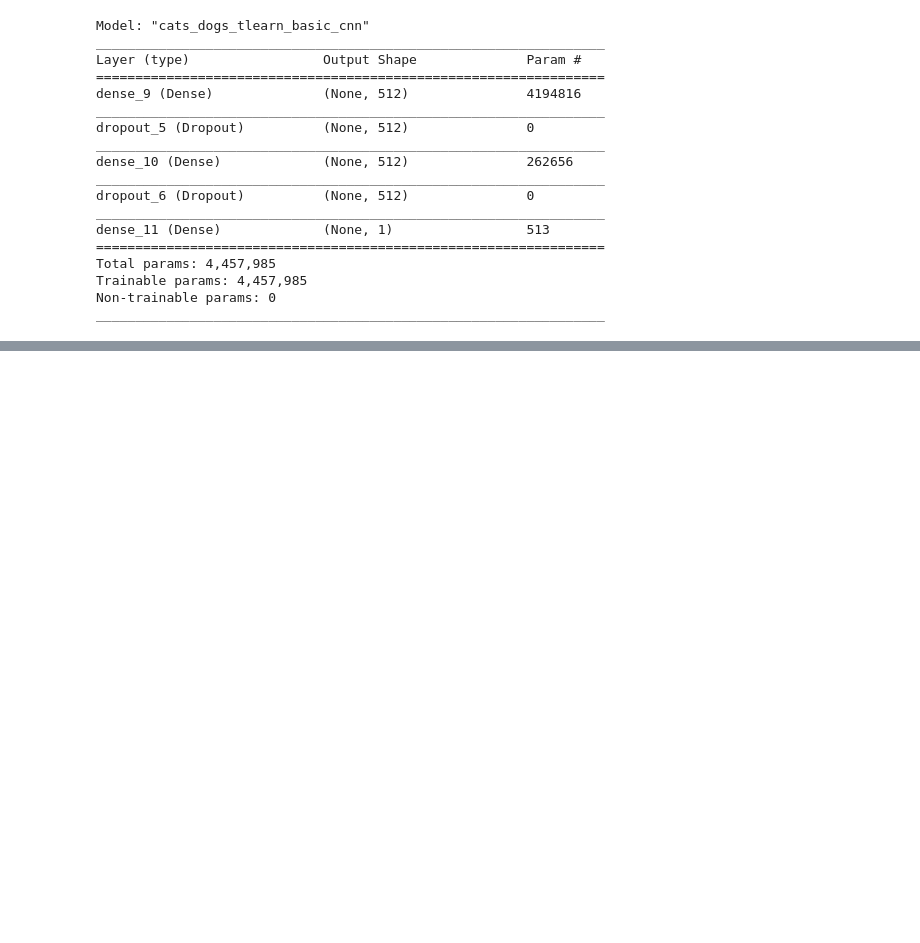
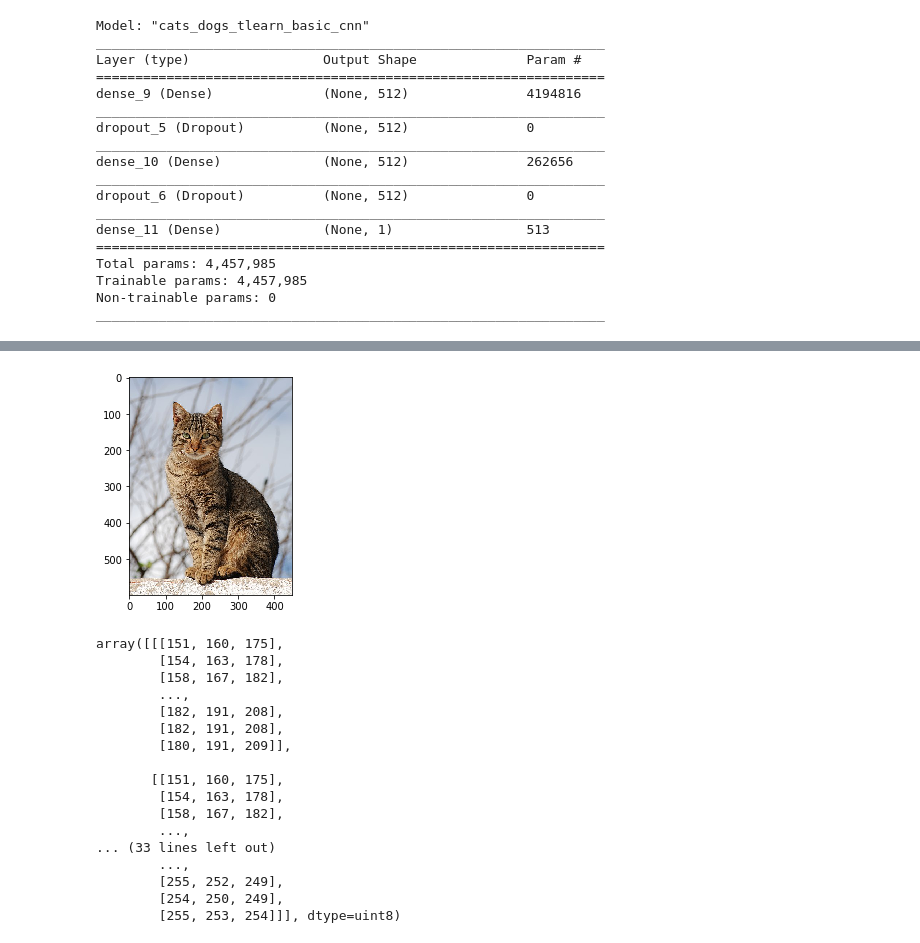
Before and after one commit to geld-tech/pictures-annotation-service, a Jupyter notebook: notebooks/model_training.ipynb, the cells around one changed output, grey strips where cells are left out. Saved outputs shown, nothing was run; the diff lists cells and outputs as text; code cells hidden in the pictures; blank space fills up the shorter version.

```diff
--- a/notebooks/model_training.ipynb
+++ b/notebooks/model_training.ipynb
@@ -164,0 +165,28 @@ FileNotFoundError: [Errno 2] No such file or directory: '../test/cat_01.jpg'
+# %%
+import matplotlib.pyplot as plt
+import matplotlib.image as mpimg
+
+image = mpimg.imread(photo_filename)
+plt.imshow(image)
+plt.show()
+
+image
+# %% [output]
+[figure, added]
+array([[[151, 160, 175],
+        [154, 163, 178],
+        [158, 167, 182],
+        ...,
+        [182, 191, 208],
+        [182, 191, 208],
+        [180, 191, 209]],
+
+       [[151, 160, 175],
+        [154, 163, 178],
+        [158, 167, 182],
+        ...,
+... (33 lines left out)
+        ...,
+        [255, 252, 249],
+        [254, 250, 249],
+        [255, 253, 254]]], dtype=uint8)
```
Also changed, not shown: parts of 1 cell of this notebook.
